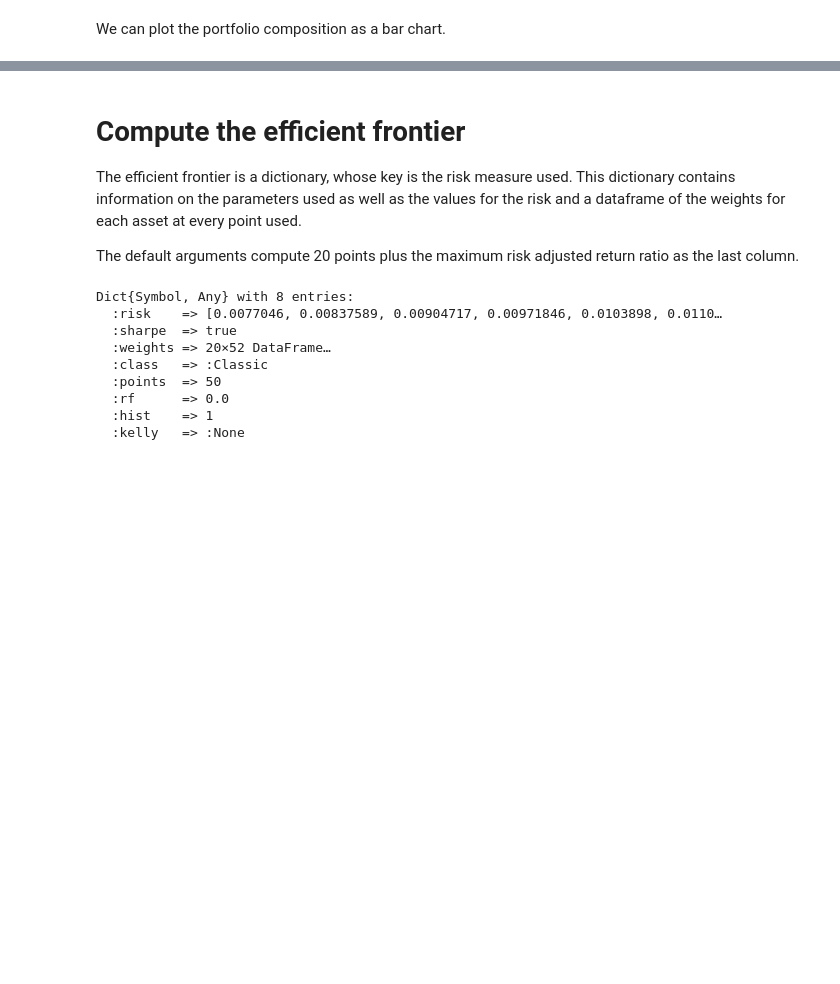
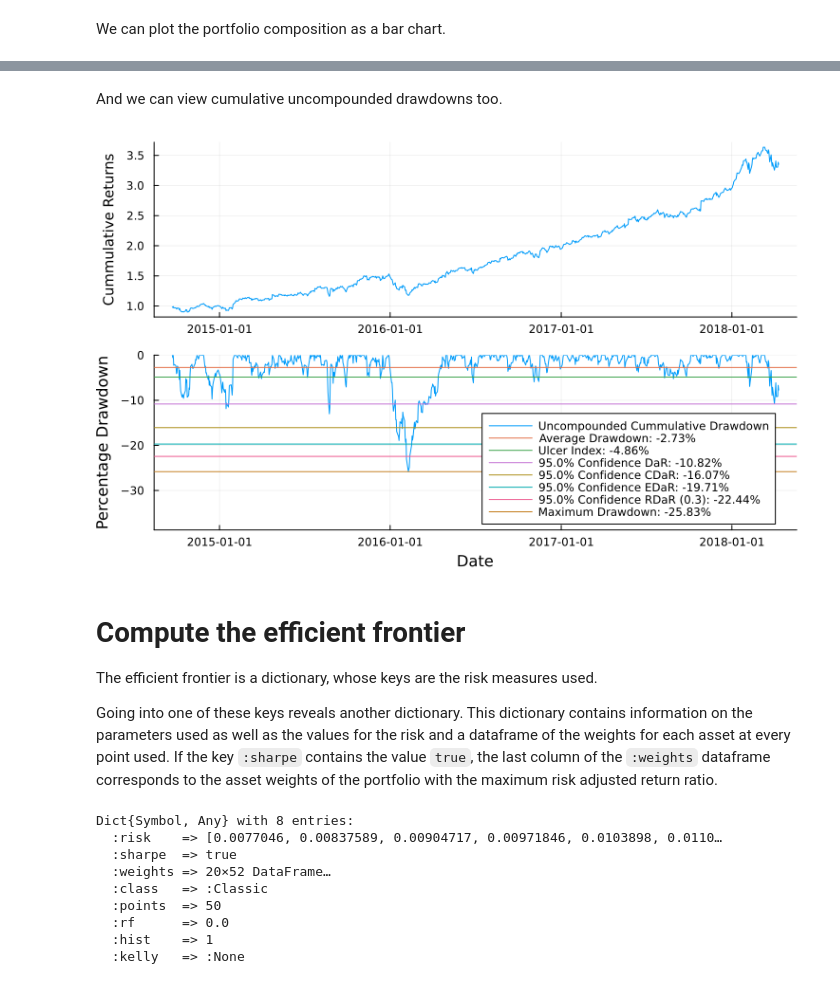
Before and after one commit to dcelisgarza/PortfolioOptimiser.jl, a Jupyter notebook: Tutorials/1_Simple_Mean_Risk_Optimisation.ipynb, the cells around one changed output, grey strips where cells are left out. Saved outputs shown, nothing was run; the diff lists cells and outputs as text; code cells hidden in the pictures; blank space fills up the shorter version.

```diff
--- a/Tutorials/1_Simple_Mean_Risk_Optimisation.ipynb
+++ b/Tutorials/1_Simple_Mean_Risk_Optimisation.ipynb
@@ -101,9 +113,15 @@ fig1 = plot_bar(portfolio)
+# %% [markdown]
+And we can view cumulative uncompounded drawdowns too.
+# %%
+fig4 = plot_drawdown(portfolio)
+# %% [output]
+[figure, added]
 # %% [markdown]
 # Compute the efficient frontier
 
-The efficient frontier is a dictionary, whose key is the risk measure used. This dictionary contains information on the parameters used as well as the values for the risk and a dataframe of the weights for each asset at every point used.
+The efficient frontier is a dictionary, whose keys are the risk measures used.
 
-The default arguments compute 20 points plus the maximum risk adjusted return ratio as the last column.
+Going into one of these keys reveals another dictionary. This dictionary contains information on the parameters used as well as the values for the risk and a dataframe of the weights for each asset at every point used. If the key `:sharpe` contains the value `true`, the last column of the `:weights` dataframe corresponds to the asset weights of the portfolio with the maximum risk adjusted return ratio.
 # %%
 frontier = efficient_frontier(portfolio; points = 50)
 frontier[:SD]
```
Also changed, not shown: parts of 15 cells of this notebook, 1 other file.
